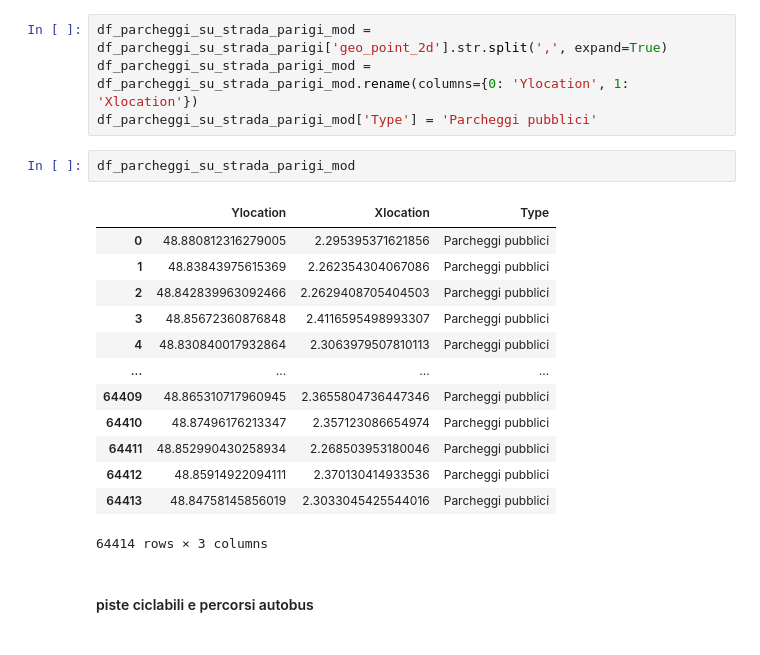
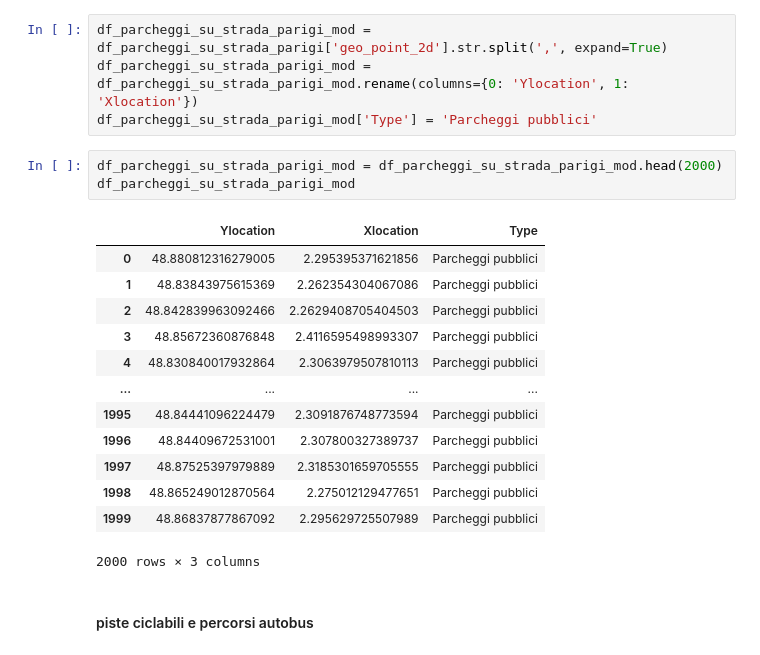
Before and after one commit to EdoPassa/Data_Science_Project_ITS_TTF_2022-23, a Jupyter notebook: Data Mining/dsProject/Data_Mining_Parigi.ipynb, the cells around one changed output. Cells and saved outputs as stored; diff of their text form.

```diff
--- a/Data Mining/dsProject/Data_Mining_Parigi.ipynb
+++ b/Data Mining/dsProject/Data_Mining_Parigi.ipynb
@@ -58,22 +50,23 @@ df_metro_parcheggi_parigi_mod['Type'] = 'Parcheggi metro'
 df_parcheggi_su_strada_parigi_mod = df_parcheggi_su_strada_parigi['geo_point_2d'].str.split(',', expand=True)
 df_parcheggi_su_strada_parigi_mod = df_parcheggi_su_strada_parigi_mod.rename(columns={0: 'Ylocation', 1: 'Xlocation'})
 df_parcheggi_su_strada_parigi_mod['Type'] = 'Parcheggi pubblici'
-# %%
-df_parcheggi_su_strada_parigi_mod
-# %% [output]
-|  | Ylocation | Xlocation | Type |
-| 0 | 48.880812316279005 | 2.295395371621856 | Parcheggi pubblici |
-| 1 | 48.83843975615369 | 2.262354304067086 | Parcheggi pubblici |
-| 2 | 48.842839963092466 | 2.2629408705404503 | Parcheggi pubblici |
-| 3 | 48.85672360876848 | 2.4116595498993307 | Parcheggi pubblici |
-| 4 | 48.830840017932864 | 2.3063979507810113 | Parcheggi pubblici |
-| ... | ... | ... | ... |
-| 64409 | 48.865310717960945 | 2.3655804736447346 | Parcheggi pubblici |
-| 64410 | 48.87496176213347 | 2.357123086654974 | Parcheggi pubblici |
-| 64411 | 48.852990430258934 | 2.268503953180046 | Parcheggi pubblici |
-| 64412 | 48.85914922094111 | 2.370130414933536 | Parcheggi pubblici |
-| 64413 | 48.84758145856019 | 2.3033045425544016 | Parcheggi pubblici |
-64414 rows × 3 columns
+# %%
+df_parcheggi_su_strada_parigi_mod = df_parcheggi_su_strada_parigi_mod.head(2000)
+df_parcheggi_su_strada_parigi_mod
+# %% [output]
+|  | Ylocation | Xlocation | Type |
+| 0 | 48.880812316279005 | 2.295395371621856 | Parcheggi pubblici |
+| 1 | 48.83843975615369 | 2.262354304067086 | Parcheggi pubblici |
+| 2 | 48.842839963092466 | 2.2629408705404503 | Parcheggi pubblici |
+| 3 | 48.85672360876848 | 2.4116595498993307 | Parcheggi pubblici |
+| 4 | 48.830840017932864 | 2.3063979507810113 | Parcheggi pubblici |
+| ... | ... | ... | ... |
+| 1995 | 48.84441096224479 | 2.3091876748773594 | Parcheggi pubblici |
+| 1996 | 48.84409672531001 | 2.307800327389737 | Parcheggi pubblici |
+| 1997 | 48.87525397979889 | 2.3185301659705555 | Parcheggi pubblici |
+| 1998 | 48.865249012870564 | 2.275012129477651 | Parcheggi pubblici |
+| 1999 | 48.86837877867092 | 2.295629725507989 | Parcheggi pubblici |
+2000 rows × 3 columns
 # %% [markdown]
 #### piste ciclabili e percorsi autobus
 # %%
```
Also changed, not shown: parts of 13 cells of this notebook.
